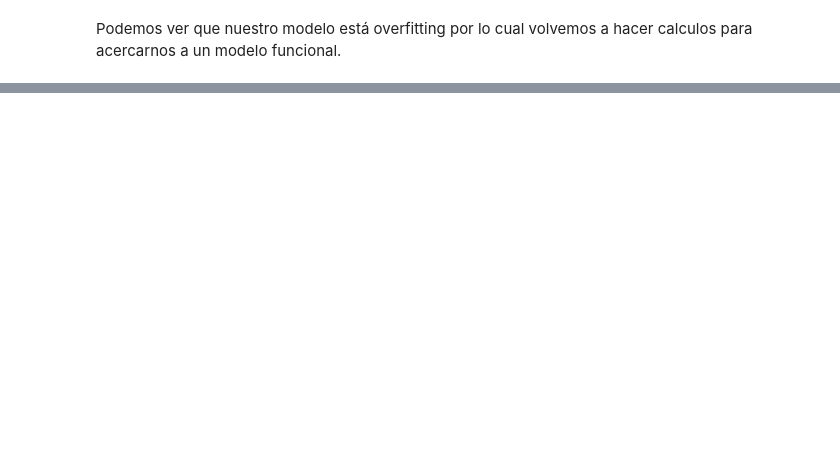
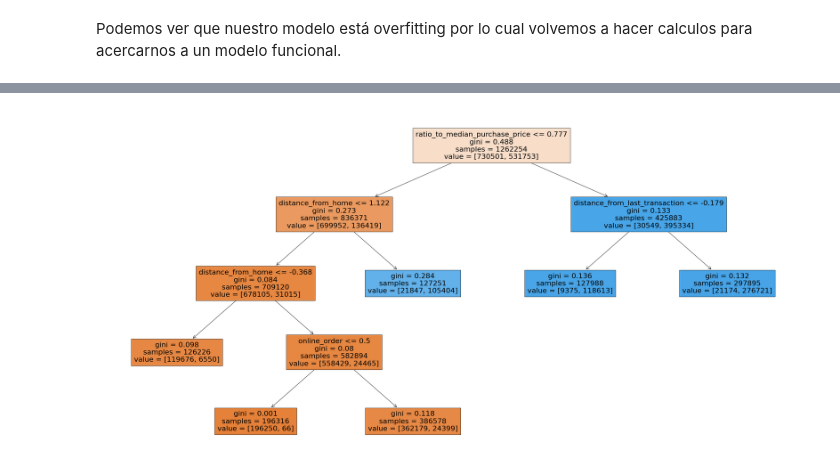
Before and after one commit to VannaLZ/Modulo_3_Sprint_1_VannaPaula, a Jupyter notebook: Regresion Logistica/Lecc05-Decision_Tree.ipynb, the cells around one changed output, grey strips where cells are left out. Drawn from its saved outputs; the diff is of its cells as text; code cells hidden in the pictures; blank space fills up the shorter version.

```diff
--- a/Regresion Logistica/Lecc05-Decision_Tree.ipynb
+++ b/Regresion Logistica/Lecc05-Decision_Tree.ipynb
@@ -123,10 +123,10 @@ dt_results1
 # %% [markdown]
 Podemos ver que nuestro modelo está overfitting por lo cual volvemos a hacer calculos para acercarnos a un modelo funcional.
 # %%
-param = {"max_depth": [2 ,4, 6, 8, 10], # teniendo en cuenta que teníamos overfitting reducimos la profundidad del modelo, la nuestra anterior era de 15.
+param = {"max_depth": [4,6,8], # teniendo en cuenta que teníamos overfitting reducimos la profundidad del modelo, la nuestra anterior era de 13.
         "max_features": [1,2,3], # la raiz cuadrada es 2,6 por esto decidimos en tener 1,2,3.
-        "min_samples_split": [10, 50, 100],
-        "min_samples_leaf": [10,50,100]}
+        "min_samples_split": [0.1, 0.25, 0.35],
+        "min_samples_leaf": [0.1, 0.25, 0.35]}
 # %%
 gs = GridSearchCV(
             estimator=DecisionTreeClassifier(random_state= 42),
@@ -143,6 +152,8 @@ mejor_modelo
 # %%
-#fig = plt.figure(figsize=(40, 20))
-#tree.plot_tree(mejor_modelo, feature_names=x_train1.columns, filled=True);
+fig = plt.figure(figsize=(40, 20))
+tree.plot_tree(mejor_modelo, feature_names=x_train1.columns, filled=True);
+# %% [output]
+[figure, added]
 # %%
 y_pred_test_esta2 = mejor_modelo.predict(x_test1)
 y_pred_train_esta2 = mejor_modelo.predict(x_train1)
```
Also changed, not shown: parts of 20 cells of this notebook, 4 other files.
